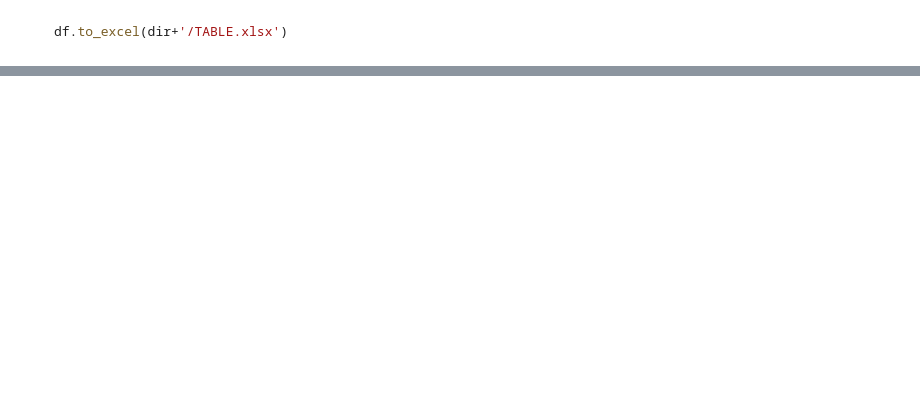
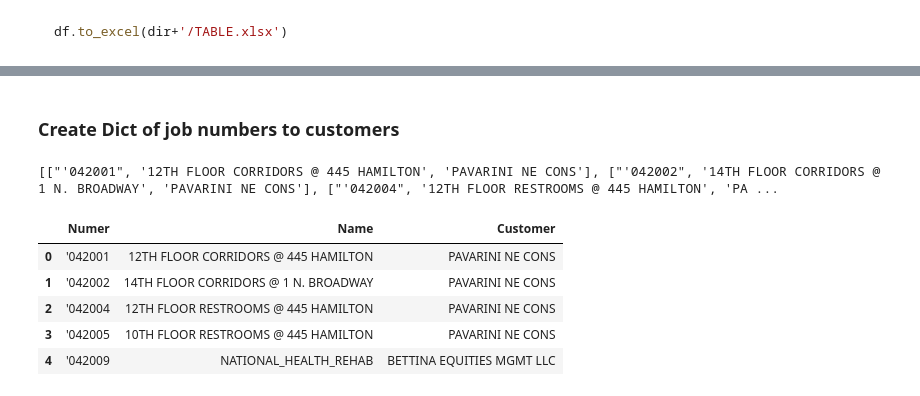
Before and after one commit to JPatrick9793/PythonUtils, a Jupyter notebook: FilesAndStuff/Untitled.ipynb, the cells around one changed output, grey strips where cells are left out. Saved outputs shown, nothing was run; the diff lists cells and outputs as text; code cells hidden in the pictures; blank space fills up the shorter version.

```diff
--- a/FilesAndStuff/Untitled.ipynb
+++ b/FilesAndStuff/Untitled.ipynb
@@ -64,0 +129,2 @@ df.to_csv(dir+'/TABLE.csv', index=False)
+# %%
+df2['refno'] = "'0"+df2['refno']
@@ -64,0 +140,26 @@ df.to_csv(dir+'/TABLE.csv', index=False)
+# %% [markdown]
+### Create Dict of job numbers to customers
+# %%
+cust_dict = {}
+for x in df2.itertuples(): cust_dict[x.refno] = x.cust_company_descr
+# %%
+final_list = []
+for x in df.itertuples():
+    final_list.append(
+        [x.Number, x.Name, cust_dict.get(x.Number,'NaN')]
+    )
+# %%
+print (final_list[:10])
+# %% [output]
+[["'042001", '12TH FLOOR CORRIDORS @ 445 HAMILTON', 'PAVARINI NE CONS'], ["'042002", '14TH FLOOR CORRIDORS @ 1 N. BROADWAY', 'PAVARINI NE CONS'], ["'042004", '12TH FLOOR RESTROOMS @ 445 HAMILTON', 'PA ...
+# %%
+df4 = pd.DataFrame(final_list, columns=['Numer', 'Name', 'Customer'])
+# %%
+df4.head()
+# %% [output]
+|  | Numer | Name | Customer |
+| 0 | '042001 | 12TH FLOOR CORRIDORS @ 445 HAMILTON | PAVARINI NE CONS |
+| 1 | '042002 | 14TH FLOOR CORRIDORS @ 1 N. BROADWAY | PAVARINI NE CONS |
+| 2 | '042004 | 12TH FLOOR RESTROOMS @ 445 HAMILTON | PAVARINI NE CONS |
+| 3 | '042005 | 10TH FLOOR RESTROOMS @ 445 HAMILTON | PAVARINI NE CONS |
+| 4 | '042009 | NATIONAL_HEALTH_REHAB | BETTINA EQUITIES MGMT LLC |
```
Also changed, not shown: parts of 22 cells of this notebook, 1 other file.
